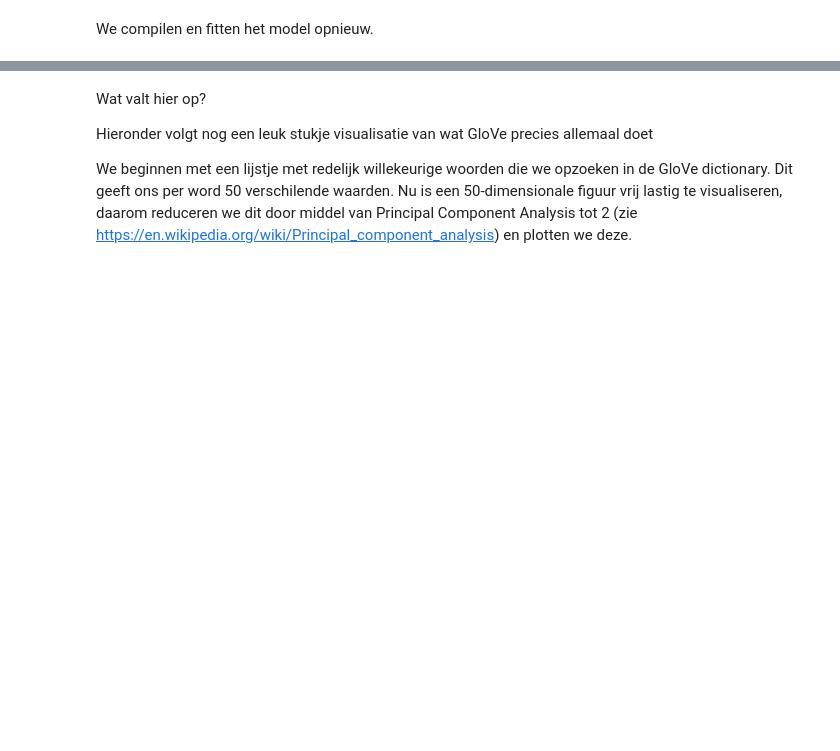
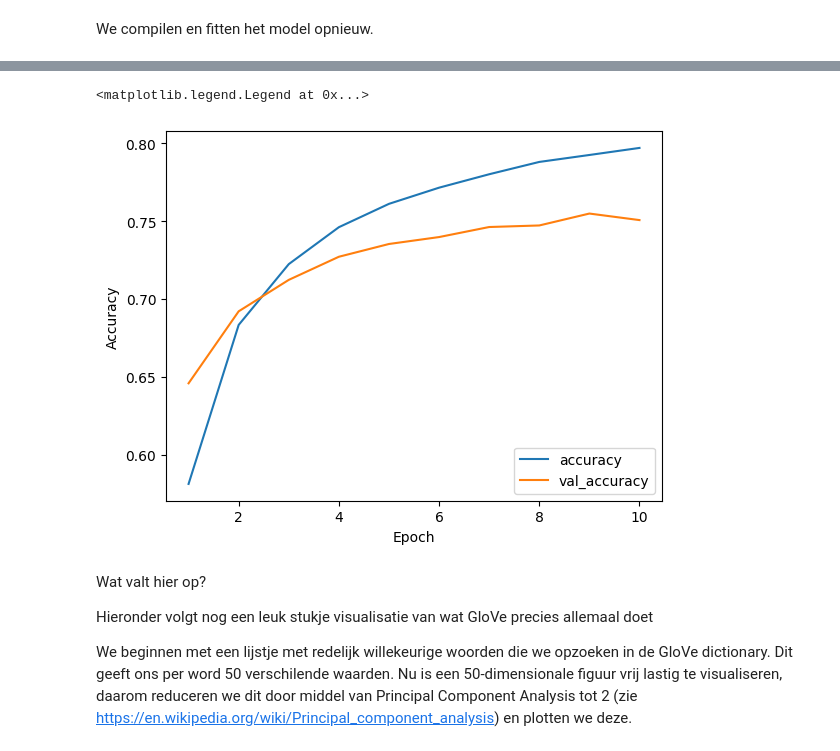
Before and after one commit to usadson/machine-learning, a Jupyter notebook: Thema 3/Thema3werkcollege1en2_studentversie.ipynb, the cells around one changed output, grey strips where cells are left out. Saved outputs shown, nothing was run; the diff lists cells and outputs as text; code cells hidden in the pictures; blank space fills up the shorter version.

```diff
--- a/Thema 3/Thema3werkcollege1en2_studentversie.ipynb
+++ b/Thema 3/Thema3werkcollege1en2_studentversie.ipynb
@@ -35,7 +181,7 @@ Vaak heb je onvoldoende data om zelf alles te trainen. Gelukkig is dit voor Enge
 #download glove. Pas het path aan en run de onderstaande code
 import os
 import numpy as np
-glove_dir = 'C:\\Detail opzet Text\\GloVe\\'
+glove_dir = 'Data/glove.6B/'
 
 
 embeddings_index = {}
@@ -54,6 +217,8 @@ Als het goed is zijn er nu 400000 vectors ingelezen. De volgende stap is het omz
 # %%
 #Bestudeer, begrijp en run de onderstaande code
 embedding_dim = 100
+
+max_features = WORD_COUNT
 
 embedding_matrix = np.zeros((max_features, embedding_dim)) #initialiseren alles op 0
 for word, i in tokenizer.word_index.items():
@@ -70,7 +270,22 @@ We laden onze variabele embedding_matrix in als <u>weight</u> (tip: gebruik set_
 Aangezien we de bestaande glove matrix willen gebruiken en niet opnieuw gaan trainen zetten we trainable op False
 # %%
 #gebruik de embedding_matrix als weigth bij de embed_layer en set trainable of false
+
+model.layers[0].set_weights([embedding_matrix])
+
+# Waarom: "You called `set_weights(weights)` on layer 'embedding_2' with a weight list of length 10000, but the layer was expecting 1 weights."
+# Omdat het
+
+model.layers[0].trainable = False
 # %% [markdown]
 We compilen en fitten het model opnieuw.
 # %%
 #compile en fit het model
+
+model.compile(optimizer='adam', loss='mse', metrics=['accuracy'])
+history2 = model.fit(sequences, sentiment, epochs=10, validation_split=0.2)
+
+# if not histories exists, create one and add the next
+if 'histories' not in locals():
+    histories = []
+histories.append(history)
@@ -77,5 +313,16 @@ We compilen en fitten het model opnieuw.
 # %%
 #plot de accuracy en validated accuracy
+acc=history2.history['accuracy']
+val_acc=history2.history['val_accuracy']
+epochs=range(1, len(acc)+1)
+plt.plot(epochs, acc, label='accuracy')
+plt.plot(epochs, val_acc, label = 'val_accuracy')
+plt.xlabel('Epoch')
+plt.ylabel('Accuracy')
+plt.legend(loc='lower right')
+# %% [output]
+<matplotlib.legend.Legend at 0x...>
+[figure, added]
 # %% [markdown]
 Wat valt hier op?
 
```
Also changed, not shown: parts of 17 cells of this notebook, 1 other file.
